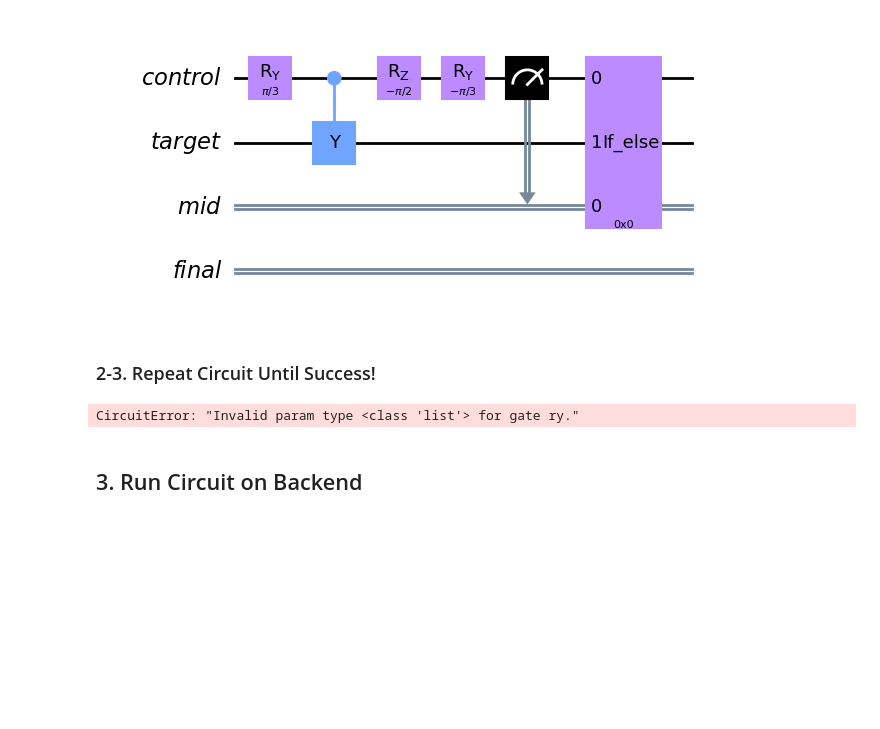
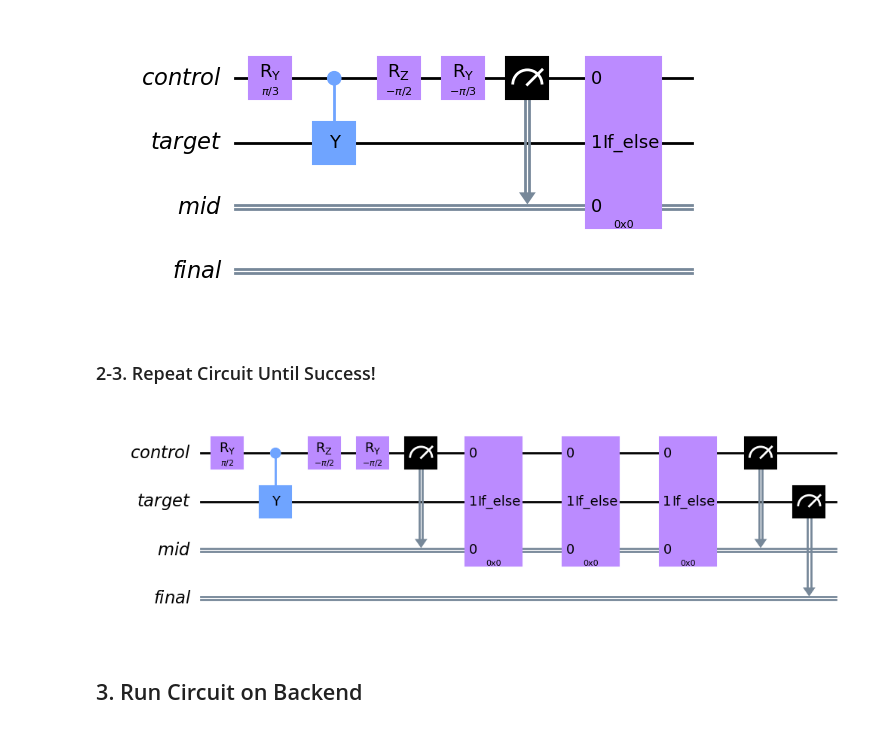
Before and after one commit to yunseo-kim/quantum-rnn, a Jupyter notebook: rus_circuit.ipynb, the cells around one changed output. Drawn from its saved outputs; the diff is of its cells as text; code cells hidden in the pictures; blank space fills up the shorter version.

```diff
--- a/rus_circuit.ipynb
+++ b/rus_circuit.ipynb
@@ -38,7 +38,7 @@ example.draw("mpl", cregbundle=False)
 # %% [markdown]
 ### 2-2. Add Reset Control Ciruit
 # %%
-def repeat_parts(circuit, control, measure):
+def repeat_block(circuit, control, theta, measure):
     """Reset the controlling qubits if they are in |1>."""
     with circuit.if_test((measure, 0)) as else_:
         pass
@@ -47,9 +47,9 @@ def repeat_parts(circuit, control, measure):
         circuit.x(control)
         circuit.ry(-np.pi/2, target)
         # Then repeat the trial.
-        trial(circuit, target, control, theta1, mid_measure)
+        trial(circuit, target, control, theta, mid_measure)
 
-repeat_parts(example, control, mid_measure)
+repeat_block(example, control, theta1, mid_measure)
 example.draw("mpl", cregbundle=False)
 # %% [output]
 [figure]
@@ -58,35 +58,35 @@ example.draw("mpl", cregbundle=False)
 # %%
 # set max trials
 max_trials = 4
-theta = np.pi/12
+theta = np.pi/4
 
 # Create a clean circuit with the same structure (bits, registers, etc)
 # as the initial base we set up.
 circuit = base.copy_empty_like()
 
 # The first trial does not need to reset its inputs, since the controls
 # are guaranteed to start in the |0> state.
 trial(circuit, target, control, theta, mid_measure)
 
 # Manually add the rest of the trials.  In the future, we will be
 # able to use a dynamic `while` loop to do this, but for now, we
 # statically add each loop iteration with a manual condition check
 # on each one.  This involves more classical synchronizations than
 # the while loop, but will suffice for now.
 for _ in range(max_trials - 1):
-    repeat_parts(circuit, control, mid_measure)
+    repeat_block(circuit, control, theta, mid_measure)
 
 # We need to measure the control qubits again to ensure we
 # get their final results; this is a hardware limitation.
 circuit.measure(control, mid_measure)
 
 # Finally, let's measure our target, to check that we're
 # getting the rotation we desired.
 circuit.measure(target, final_measure)
 
 circuit.draw("mpl", cregbundle=False)
 # %% [output]
-CircuitError: "Invalid param type <class 'list'> for gate ry."
+[figure, added]
 # %% [markdown]
 ## 3. Run Circuit on Backend
 # %% [markdown]
```
Also changed, not shown: parts of 1 cell of this notebook, 1 other file.
